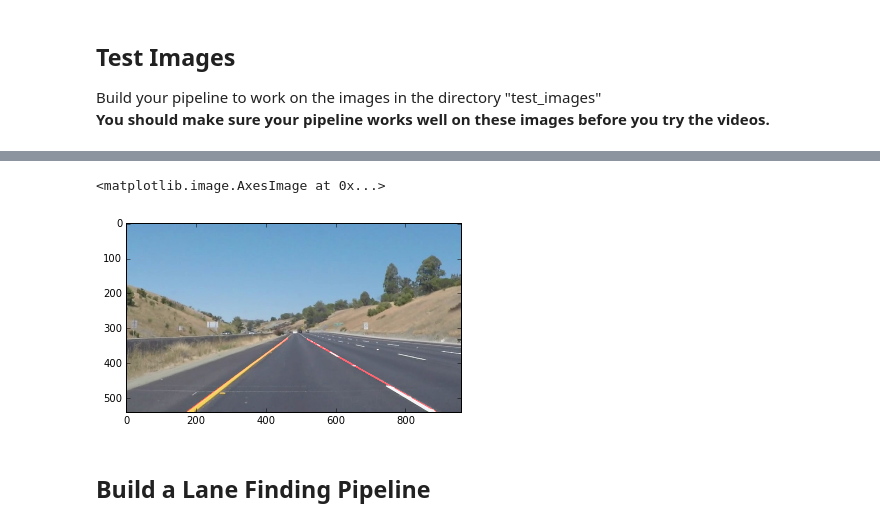
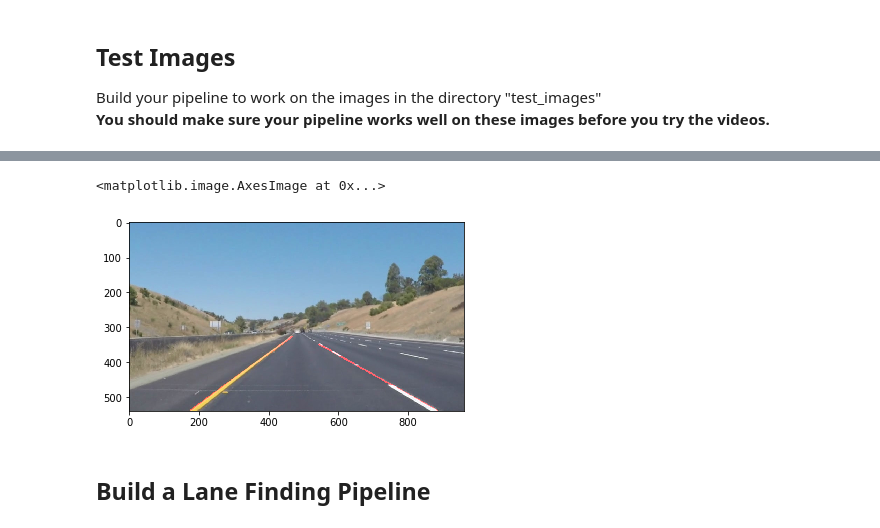
Before and after one commit to amirkhango/CarND-LaneLines-P1, a Jupyter notebook: P1.ipynb, the cells around one changed output, grey strips where cells are left out. Saved outputs shown, nothing was run; the diff lists cells and outputs as text; code cells hidden in the pictures.

```diff
--- a/P1.ipynb
+++ b/P1.ipynb
@@ -153,10 +154,10 @@ def draw_lines(img, lines, color=[255, 0, 0], thickness=4):
             #(should be in the left line) or negative (should be in the right line).
             slope = float((y2-y1)/(x2-x1))
             if not np.isnan(slope) or np.isinf(slope) or (slope == 0):
-                if slope > 0:
+                if (slope > 0.2) and (slope < 1.5) :
                     right_line.append([x1,y1])
                     right_line.append([x2,y2])
-                else:
+                if (slope > -1) and (slope < -0.6):
                     left_line.append([x1,y1])
                     left_line.append([x2,y2])
 
@@ -171,8 +172,6 @@ def draw_lines(img, lines, color=[255, 0, 0], thickness=4):
         print('right_line lenght is{}'.format(len(right_line)))
         print('left_line lenght is{}'.format(len(left_line)))
         plt.imshow(img)
-    #print(right_line)
-
     right_start = right_line.argmin(axis=0)[0]
     right_end = right_line.argmax(axis=0)[0]
 
@@ -181,18 +180,27 @@ def draw_lines(img, lines, color=[255, 0, 0], thickness=4):
     right_endX = right_line[right_end][0]
     right_endY = right_line[right_end][1]
 
-    #print(left_line)
+    left_start = left_line.argmin(axis=0)[0] # Index of left_start
+    left_end = left_line.argmax(axis=0)[0] # Index of left_end
 
-    left_start = left_line.argmin(axis=0)[0]
-    left_end = left_line.argmax(axis=0)[0]
+    left_startX = left_line[left_start][0] # left_start X value
+    left_startY = left_line[left_start][1] # left_start Y value
+    left_endX = left_line[left_end][0] # left_end X value
+    left_endY = left_line[left_end][1] # left_end Y value
 
-    left_startX = left_line[left_start][0]
-    left_startY = left_line[left_start][1]
-    left_endX = left_line[left_end][0]
-    left_endY = left_line[left_end][1]
+    # Extend detected segments into one Left Line and Right Line.
+    f_l = np.poly1d(np.polyfit([left_startX, left_endX], [left_startY, left_endY], 1))
+    f_r = np.poly1d(np.polyfit([right_startX, right_endX], [right_startY, right_endY], 1))
 
-    cv2.line(img, (left_startX, left_startY), (left_endX, left_endY), color, thickness)
-    cv2.line(img, (right_startX, right_startY), (right_endX, right_endY), color, thickness)
+    # Draw line
+    for i in np.arange(left_startX, left_endX, 10):
+        cv2.line(img,(int(i), int(f_l(i))), (int(i+10), int(f_l(i+10))), [255, 0, 0], thickness)
+
+    for i in np.arange(right_startX, right_endX, 10):
+        cv2.line(img,(int(i), int(f_r(i))), (int(i+10), int(f_r(i+10))), [255, 0, 0], thickness)
+
+    #cv2.line(img, (left_startX, left_startY), (left_endX, left_endY), color, thickness)
+    #cv2.line(img, (right_startX, right_startY), (right_endX, right_endY), color, thickness)
 
 def hough_lines(img, rho, theta, threshold, min_line_len, max_line_gap):
     """
@@ -241,26 +249,26 @@ os.listdir("test_images/")
 # %%
     rho = 1
     theta = np.pi/180
     threshold =20
     min_line_len = 7
     max_line_gap = 200
     image = mpimg.imread('test_images/'+'whiteCarLaneSwitch.jpg')
     #printing out some stats and plotting
     #print('This image is:', type(image), 'with dimensions:', image.shape)
     #plt.imshow(image)
     gray_img = grayscale(image)
-    gray_img = gaussian_blur(gray_img, kernel_size=3)
+    gray_img = gaussian_blur(gray_img, kernel_size=11)
     grad_img = canny(gray_img, low_threshold=50, high_threshold=150)
     vertices = np.array([[(400,330),(580,330),(950, 540),(110, 540)]], dtype=np.int32)
     region_img = region_of_interest(grad_img, vertices)
     hough_img = hough_lines(region_img, rho, theta, threshold, min_line_len, max_line_gap)
     results_img = weighted_img(hough_img, image, α=1, β=1., λ=0.)
     #plt.show()
     #mpimg.imsave(path_result+testimg,results_img,format='png')
     plt.imshow(results_img, cmap='gray')
 # %% [output]
 <matplotlib.image.AxesImage at 0x...>
-[figure, old version]
+[figure, new version]
 # %% [markdown]
 ## Build a Lane Finding Pipeline
 # %% [markdown]
```
Also changed, not shown: parts of 7 cells of this notebook, 9 other files.
